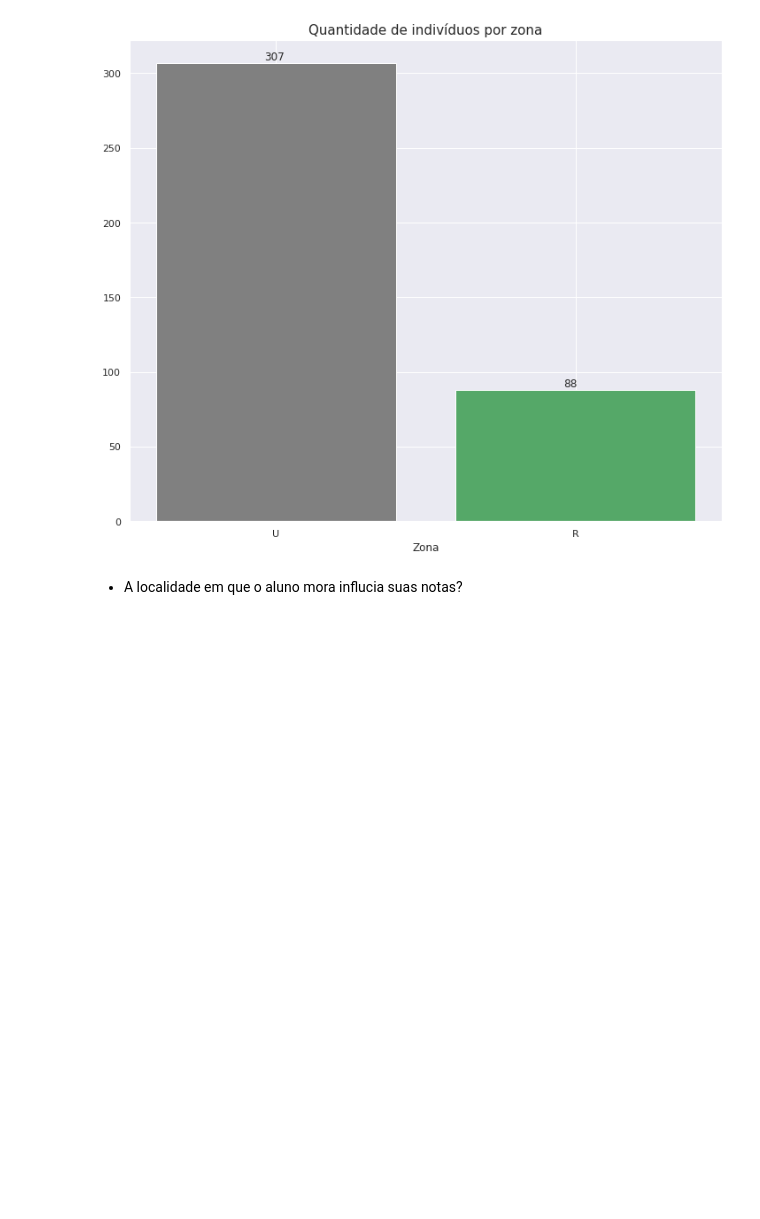
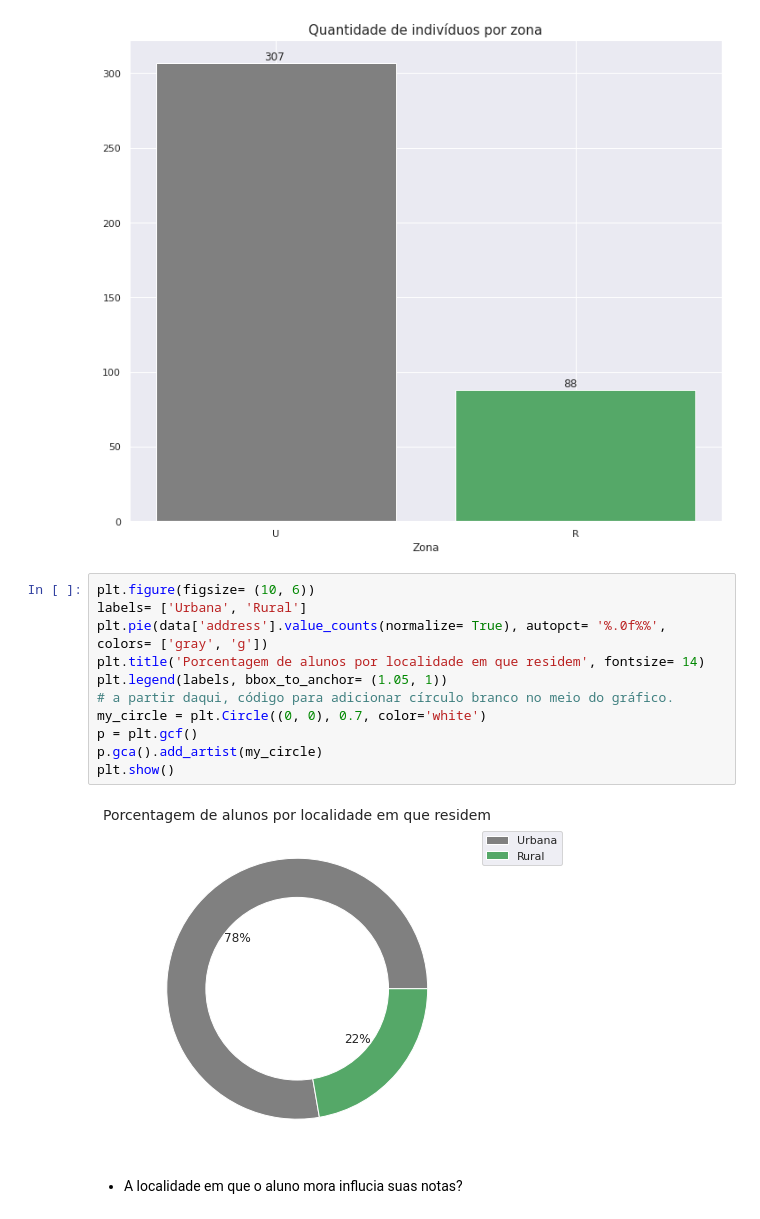
Before and after one commit to DamodaraBarbosa/machine_learning_studies, a Jupyter notebook: Student_Predict_Grade.ipynb, the cells around one changed output. Cells and saved outputs as stored; diff of their text form; blank space fills up the shorter version.

```diff
--- a/Student_Predict_Grade.ipynb
+++ b/Student_Predict_Grade.ipynb
@@ -269,6 +282,19 @@ plt.xlabel('Zona')
 plt.show()
 # %% [output]
 [figure]
+# %%
+plt.figure(figsize= (10, 6))
+labels= ['Urbana', 'Rural']
+plt.pie(data['address'].value_counts(normalize= True), autopct= '%.0f%%', colors= ['gray', 'g'])
+plt.title('Porcentagem de alunos por localidade em que residem', fontsize= 14)
+plt.legend(labels, bbox_to_anchor= (1.05, 1))
+# a partir daqui, código para adicionar círculo branco no meio do gráfico.
+my_circle = plt.Circle((0, 0), 0.7, color='white')
+p = plt.gcf()
+p.gca().add_artist(my_circle)
+plt.show()
+# %% [output]
+[figure, added]
 # %% [markdown]
 * A localidade em que o aluno mora influcia suas notas?
 # %%
```
Also changed, not shown: parts of 45 cells of this notebook.
